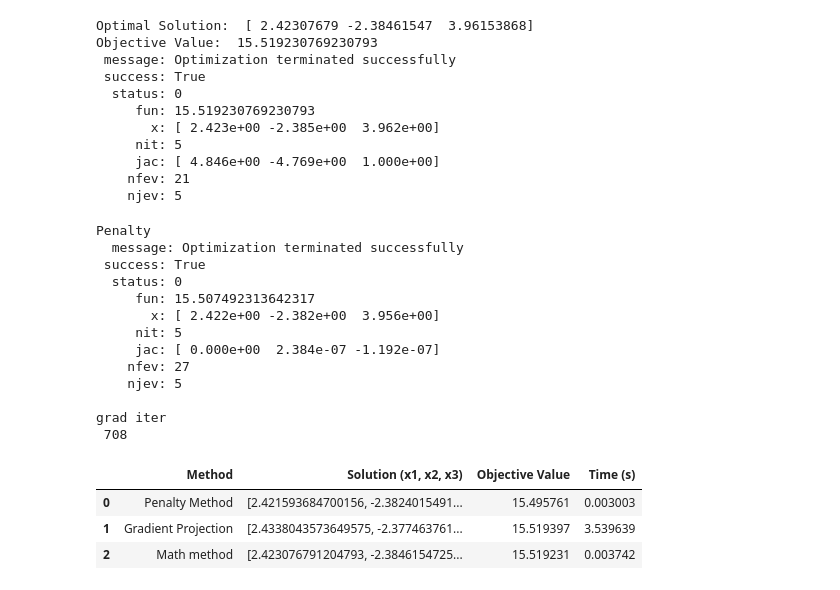
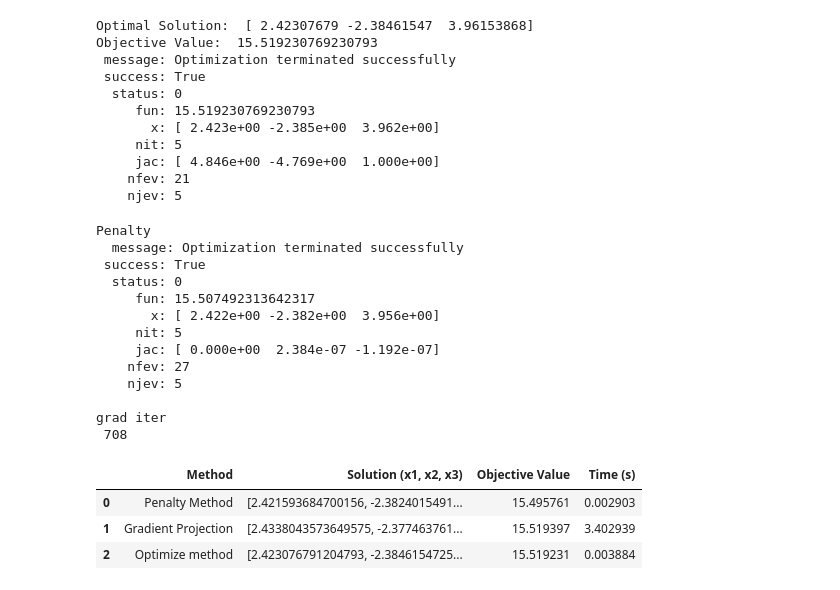
Before and after one commit to WhyNotKo/optimization, a Jupyter notebook: lab4.ipynb, the cells around one changed output. Drawn from its saved outputs; the diff is of its cells as text; code cells hidden in the pictures.

```diff
--- a/lab4.ipynb
+++ b/lab4.ipynb
@@ -70,7 +70,6 @@ def solve_penalty(x0, lambdas):
     result = minimize(penalty_objective, x0, args=(lambdas,), method='SLSQP')
     print("Penalty\n",result)
     end_time = time.time()
-    # return 0, 0, 0
     return result.x, objective(result.x), end_time - start_time
 
 # Gradient projection method
@@ -88,7 +87,7 @@ def projection(x):
     result = minimize(lambda y: np.linalg.norm(y - x), x, constraints=cons)
     return result.x
 
-def gradient_projection(x0, alpha=0.01, tol=1e-4, max_iter=100000):
+def gradient_projection(x0, alpha=0.01, tol=1e-4, max_iter=10000):
     x = np.array(x0)
     start_time = time.time()
     for _ in range(max_iter):
@@ -110,34 +109,34 @@ x0 = [0, 0, 0]
 lambdas = [100, 100]
 
 penalty_solution, penalty_objective_value, penalty_time = solve_penalty(x0, lambdas)
 gradient_solution, gradient_objective_value, gradient_time = gradient_projection(x0)
 
 # Create a comparison table
 data = {
-    "Method": ["Penalty Method", "Gradient Projection", "Math method"],
+    "Method": ["Penalty Method", "Gradient Projection", "Optimize method"],
     "Solution (x1, x2, x3)": [penalty_solution, gradient_solution, optimal_solution],
     "Objective Value": [penalty_objective_value, gradient_objective_value, objective_value],
     "Time (s)": [penalty_time, gradient_time, obj_time]
 }
 
 df = pd.DataFrame(data)
 
 df
 # %% [output]
 Penalty
   message: Optimization terminated successfully
  success: True
   status: 0
      fun: 15.507492313642317
        x: [ 2.422e+00 -2.382e+00  3.956e+00]
      nit: 5
      jac: [ 0.000e+00  2.384e-07 -1.192e-07]
     nfev: 27
     njev: 5
 
 grad iter
  708
 |  | Method | Solution (x1, x2, x3) | Objective Value | Time (s) |
-| 0 | Penalty Method | [2.421593684700156, -2.3824015491... | 15.495761 | 0.003003 |
-| 1 | Gradient Projection | [2.4338043573649575, -2.377463761... | 15.519397 | 3.539639 |
-| 2 | Math method | [2.423076791204793, -2.3846154725... | 15.519231 | 0.003742 |
+| 0 | Penalty Method | [2.421593684700156, -2.3824015491... | 15.495761 | 0.002903 |
+| 1 | Gradient Projection | [2.4338043573649575, -2.377463761... | 15.519397 | 3.402939 |
+| 2 | Optimize method | [2.423076791204793, -2.3846154725... | 15.519231 | 0.003884 |
```
